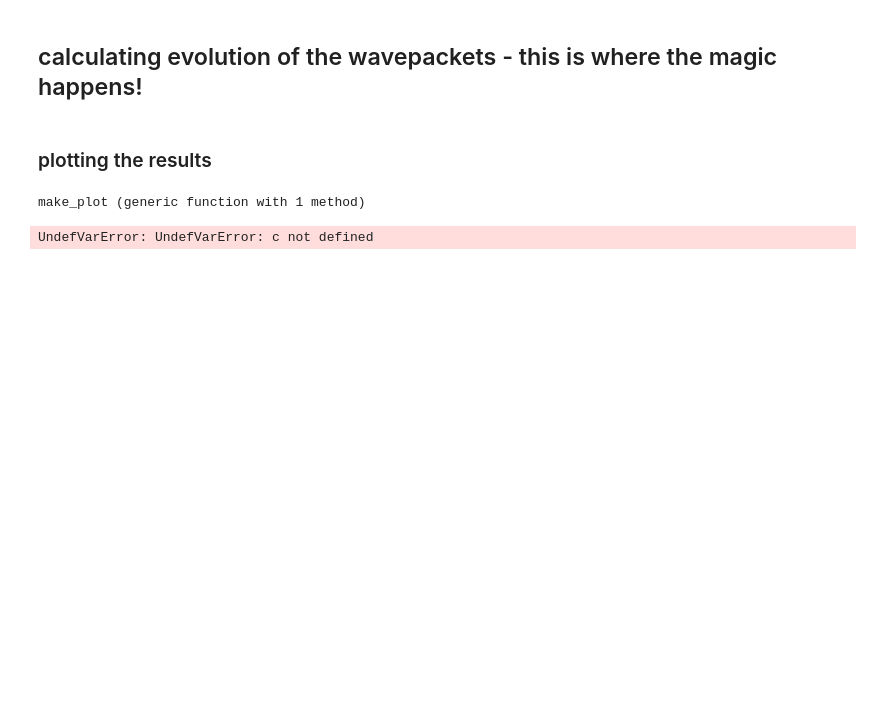
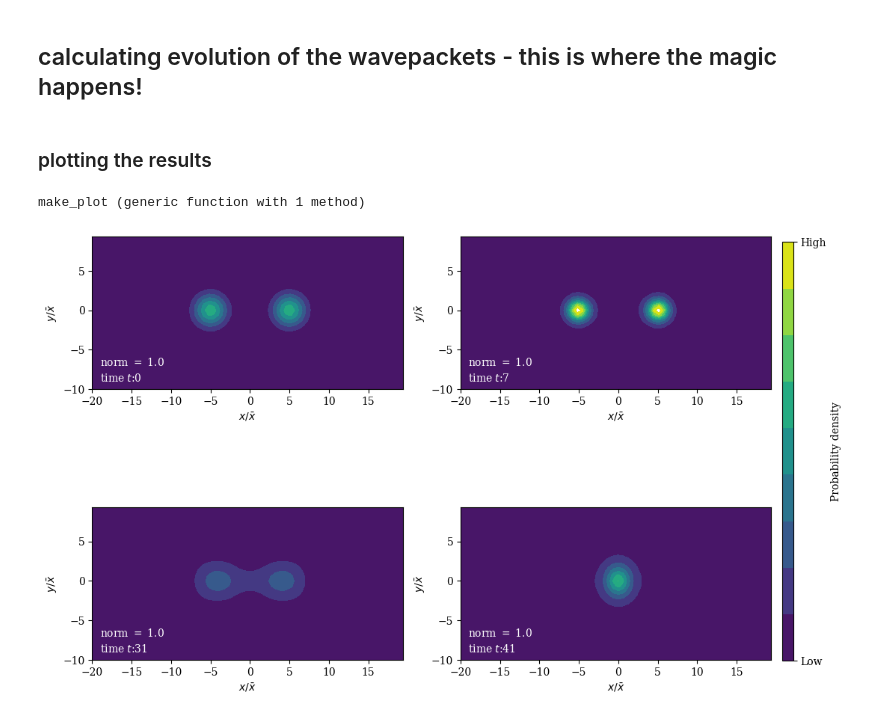
Before and after one commit to b-ertel/thesis, a Jupyter notebook: presentation_code.ipynb, the cells around one changed output. Saved outputs shown, nothing was run; the diff lists cells and outputs as text; code cells hidden in the pictures; blank space fills up the shorter version.

Commit message:
use notebook with plots

```diff
--- a/presentation_code.ipynb
+++ b/presentation_code.ipynb
@@ -112,32 +112,32 @@ maxval = maximum(density[10])
 textx_position = minimum(xsample)+1
 texty_position = minimum(ysample)+1
 rc("font", family="serif") #Schrift für Plot
 clev = LinRange(0,maxval, 10)
 fig = figure(figsize=(10,8))
 
 i=1
 subplot(221,aspect="equal")
-make_plot(i, textx_position, texty_position)
+c = make_plot(i, textx_position, texty_position)
 
 i=8
 subplot(222,aspect="equal")
 make_plot(i, textx_position, texty_position)
 
 i=32
 subplot(223,aspect="equal")
 make_plot(i, textx_position, texty_position)
 
 i=42
 subplot(224,aspect="equal")
 make_plot(i, textx_position, texty_position)
 
 #Colorbar:
 cbar_ax = fig.add_axes([1, 0.145, 0.015, 0.7])
 cbar = fig.colorbar(c, cax=cbar_ax, ticks=[0, maxval])
 cbar.set_label("Probability density")
 cbar.set_ticklabels(["Low", "High"])
 
 tight_layout()
 show()
 # %% [output]
-UndefVarError: UndefVarError: c not defined
+[figure, added]
```
